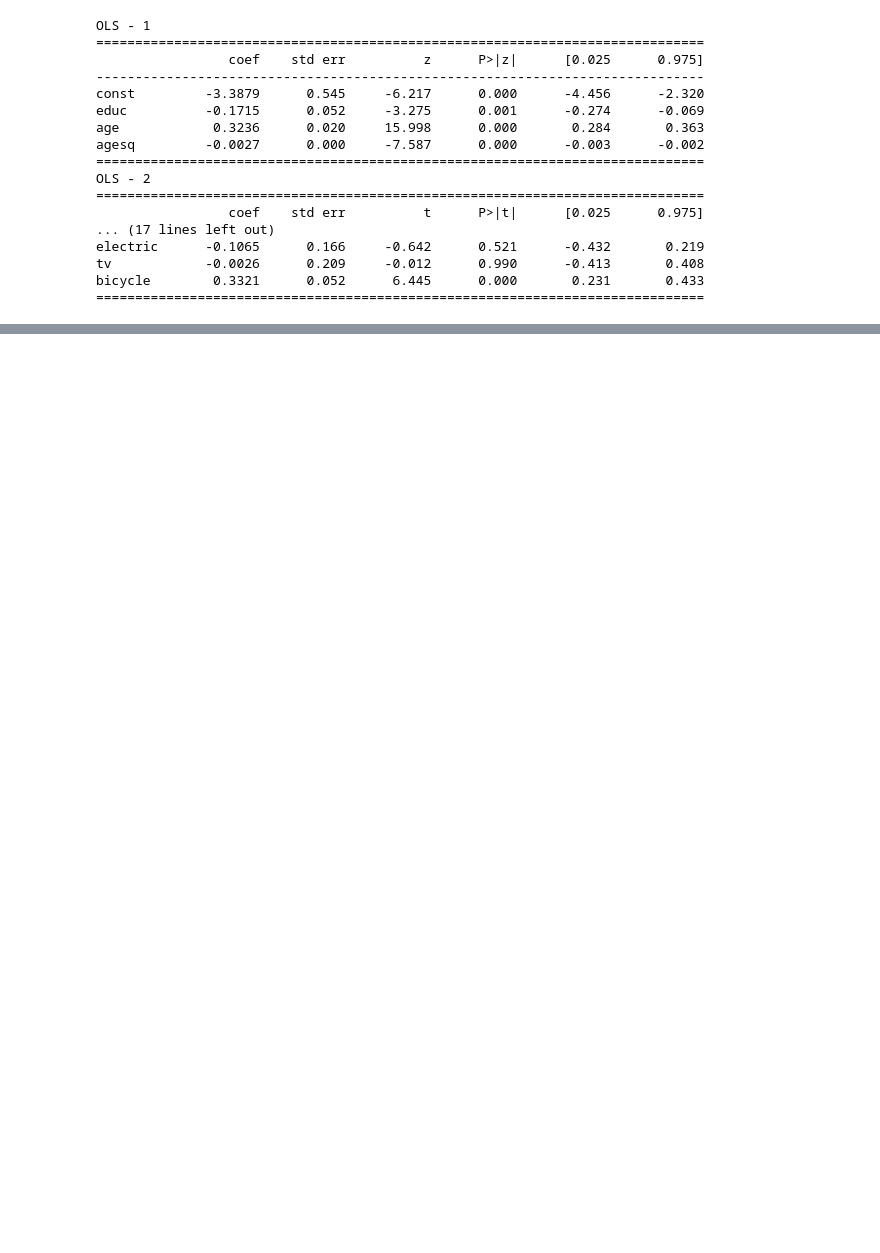
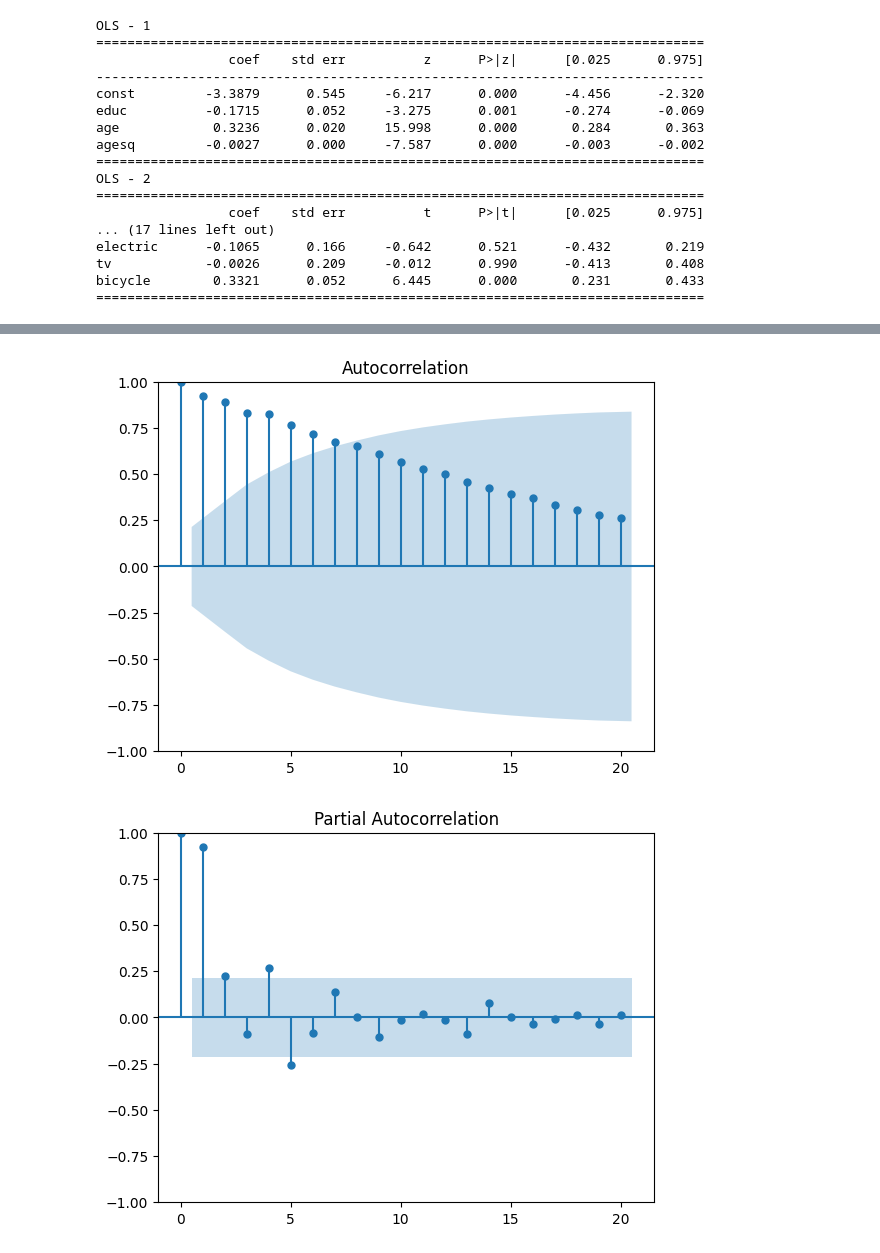
Before and after one commit to r2nery/ml-comp-methods, a Jupyter notebook: modulo-2.ipynb, the cells around one changed output, grey strips where cells are left out. Drawn from its saved outputs; the diff is of its cells as text; code cells hidden in the pictures; blank space fills up the shorter version.

```diff
--- a/modulo-2.ipynb
+++ b/modulo-2.ipynb
@@ -424,0 +479,11 @@ bicycle        0.3321      0.052      6.445      0.000       0.231       0.433
+# %%
+# Plotando as funções ACF e PACF:
+
+plot_pacf(data['data'])
+plot_acf(data['data'])
+
+# Aparentemente, não há forma clara de determinar a ordem correta para os processos
+# AR e MA. Esses plots também são uma indicação clara de não-estacionariedade.
+# %% [output]
+[figure, added]
+[figure, added]
```
Also changed, not shown: parts of 66 cells of this notebook, 6 other files.
